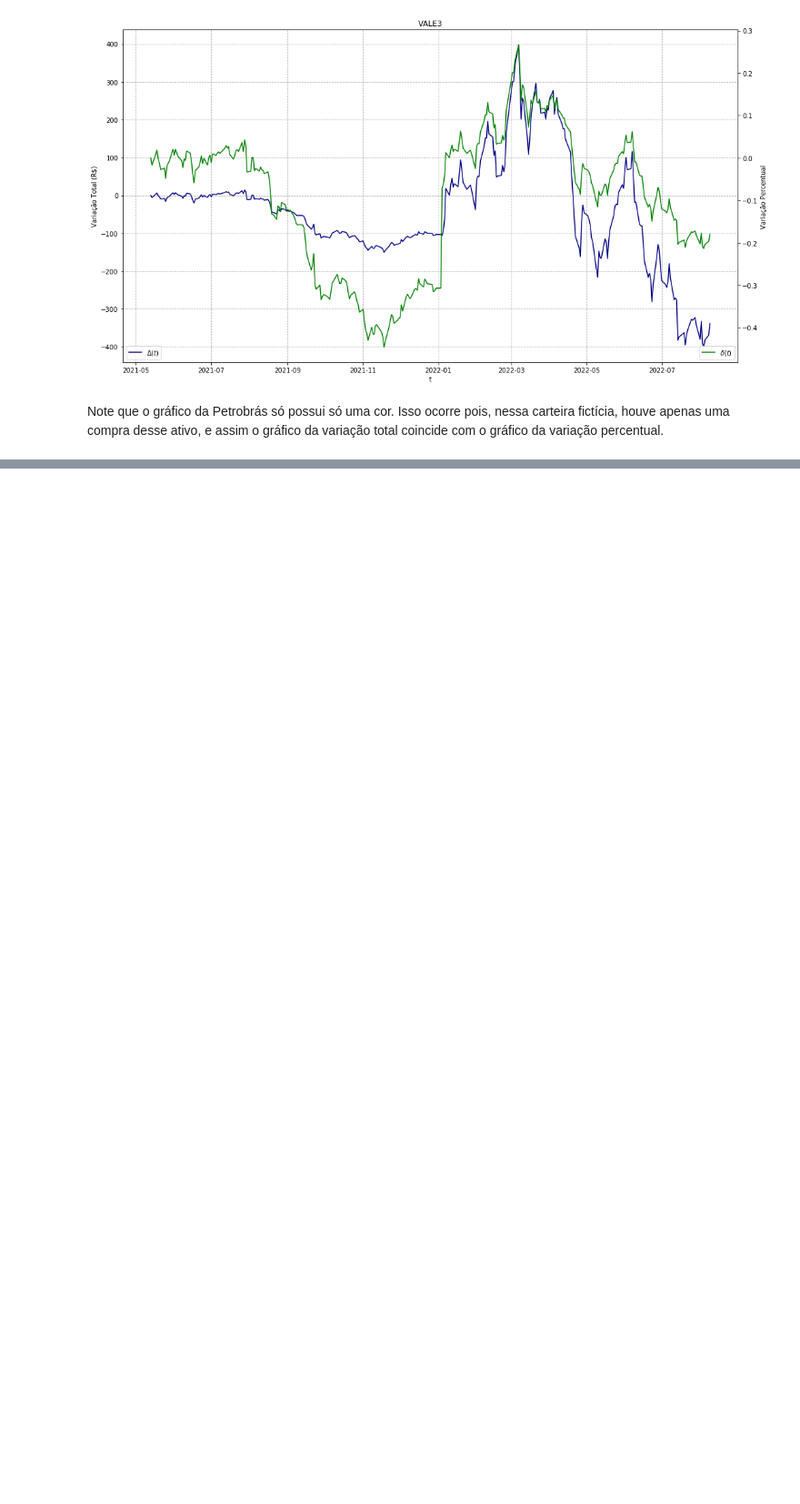
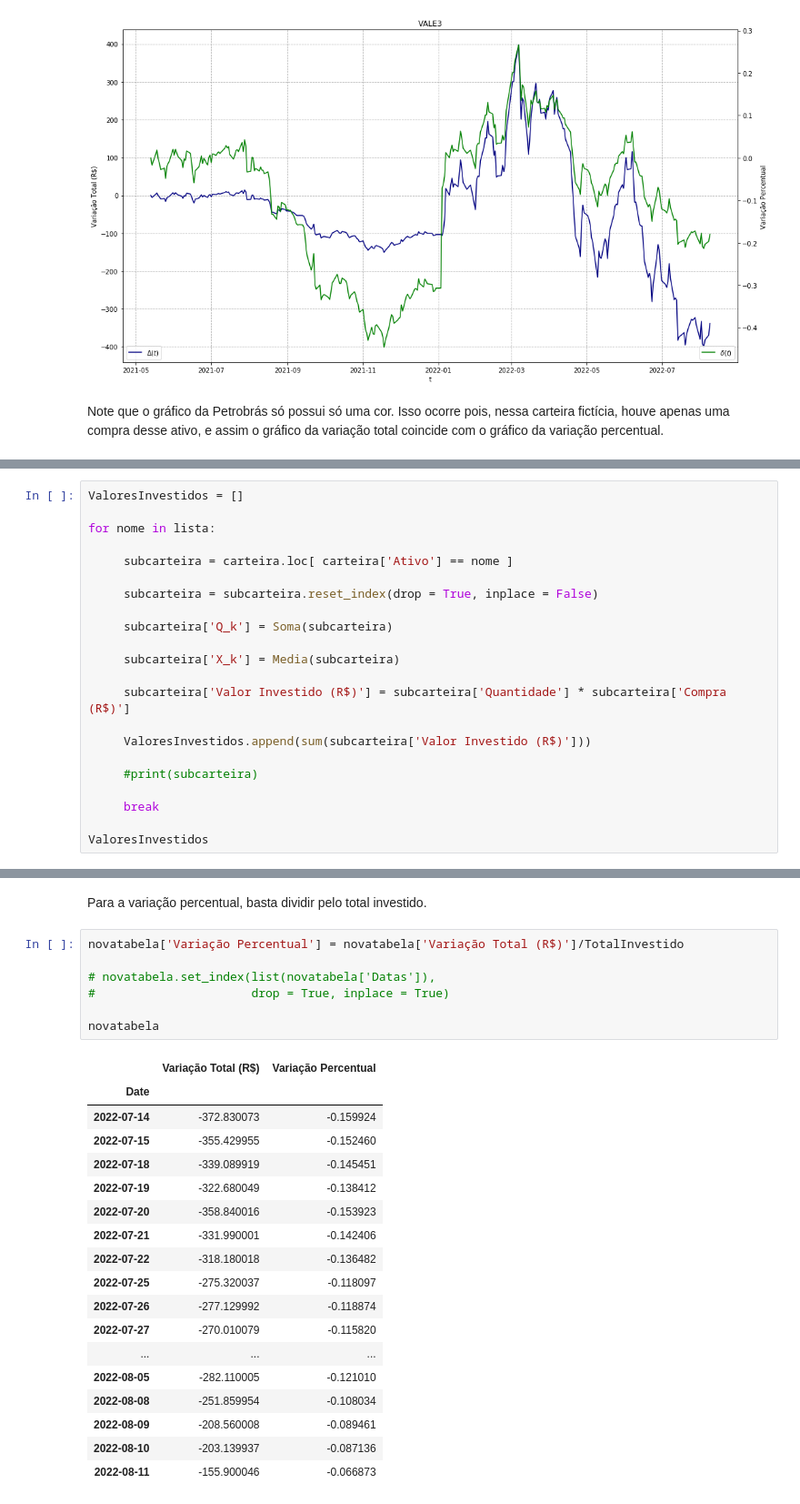
Before and after one commit to gabrielnrt/Testes, a Jupyter notebook: Mercado Financeiro/Códigos/AnaliseCarteira.ipynb, the cells around one changed output, grey strips where cells are left out. Shown at 91% size. Cells and saved outputs as stored; diff of their text form; blank space fills up the shorter version.

```diff
--- a/Mercado Financeiro/Códigos/AnaliseCarteira.ipynb
+++ b/Mercado Financeiro/Códigos/AnaliseCarteira.ipynb
@@ -686,0 +763,22 @@ Note que o gráfico da Petrobrás só possui só uma cor. Isso ocorre pois, ness
+# %%
+ValoresInvestidos = []
+
+for nome in lista:
+
+     subcarteira = carteira.loc[ carteira['Ativo'] == nome ]
+
+     subcarteira = subcarteira.reset_index(drop = True, inplace = False)
+
+     subcarteira['Q_k'] = Soma(subcarteira)
+
+     subcarteira['X_k'] = Media(subcarteira)
+
+     subcarteira['Valor Investido (R$)'] = subcarteira['Quantidade'] * subcarteira['Compra (R$)']
+
+     ValoresInvestidos.append(sum(subcarteira['Valor Investido (R$)']))
+
+     #print(subcarteira)
+
+     break
+
+ValoresInvestidos
@@ -686,0 +962,28 @@ Note que o gráfico da Petrobrás só possui só uma cor. Isso ocorre pois, ness
+# %% [markdown]
+Para a variação percentual, basta dividir pelo total investido.
+# %%
+novatabela['Variação Percentual'] = novatabela['Variação Total (R$)']/TotalInvestido
+
+# novatabela.set_index(list(novatabela['Datas']),
+#                      drop = True, inplace = True)
+
+novatabela
+# %% [output]
+|  | Variação Total (R$) | Variação Percentual |
+| Date |  |  |
+| 2022-07-14 | -372.830073 | -0.159924 |
+| 2022-07-15 | -355.429955 | -0.152460 |
+| 2022-07-18 | -339.089919 | -0.145451 |
+| 2022-07-19 | -322.680049 | -0.138412 |
+| 2022-07-20 | -358.840016 | -0.153923 |
+| 2022-07-21 | -331.990001 | -0.142406 |
+| 2022-07-22 | -318.180018 | -0.136482 |
+| 2022-07-25 | -275.320037 | -0.118097 |
+| 2022-07-26 | -277.129992 | -0.118874 |
+| 2022-07-27 | -270.010079 | -0.115820 |
+| ... | ... | ... |
+| 2022-08-05 | -282.110005 | -0.121010 |
+| 2022-08-08 | -251.859954 | -0.108034 |
+| 2022-08-09 | -208.560008 | -0.089461 |
+| 2022-08-10 | -203.139937 | -0.087136 |
+| 2022-08-11 | -155.900046 | -0.066873 |
```
Also changed, not shown: parts of 29 cells of this notebook.
